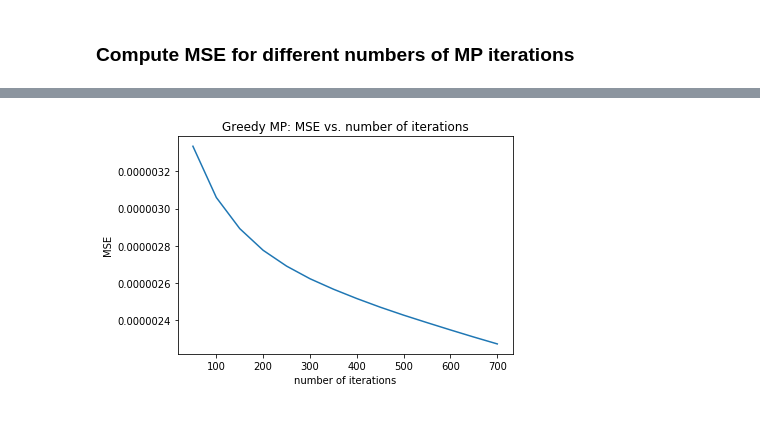
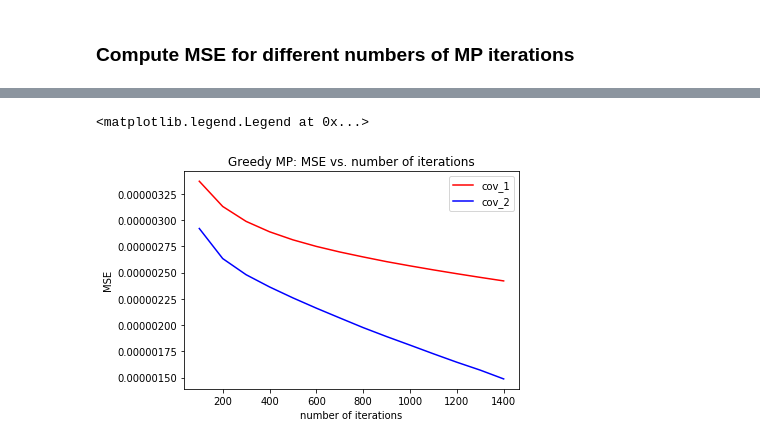
Before and after one commit to evarol/ot_tracking, a Jupyter notebook: python/notebooks/compare_imagerep.ipynb, the cells around one changed output, grey strips where cells are left out. Saved outputs shown, nothing was run; the diff lists cells and outputs as text; code cells hidden in the pictures.

Commit message:
Added more visualization functions for evaluating MP algorithm

```diff
--- a/python/notebooks/compare_imagerep.ipynb
+++ b/python/notebooks/compare_imagerep.ipynb
@@ -72,0 +92,15 @@ for n in n_iter:
+# %%
+cov_1 = np.diag([4.0, 4.0, 1.0])
+cov_2 = np.diag([10.0, 10.0, 2.0])
+n_iter = range(100, 1500, 100)
+
+results = []
+for n in n_iter:
+
+    res = compare_mse_curves([cov_1, cov_2], n)
+    results.append(res)
+
+    err_1 = res[0]['err']
+    err_2 = res[1]['err']
+
+    print(f'err_1:{err_1} err_2:{err_2}')
@@ -73,8 +122,11 @@ for n in n_iter:
 # %%
-plt.plot(n_iter, err)
+plt.plot(n_iter, [r[0]['err'] for r in results], color='red')
+plt.plot(n_iter, [r[1]['err'] for r in results], color='blue')
 plt.xlabel('number of iterations')
 plt.ylabel('MSE')
 plt.title('Greedy MP: MSE vs. number of iterations')
-plt.savefig('mp_err.png')
+plt.legend(['cov_1', 'cov_2'])
+#plt.savefig('mp_err.png')
 # %% [output]
+<matplotlib.legend.Legend at 0x...>
-[figure, old version]
+[figure, new version]
```
Also changed, not shown: parts of 4 cells of this notebook, 1 other file.
